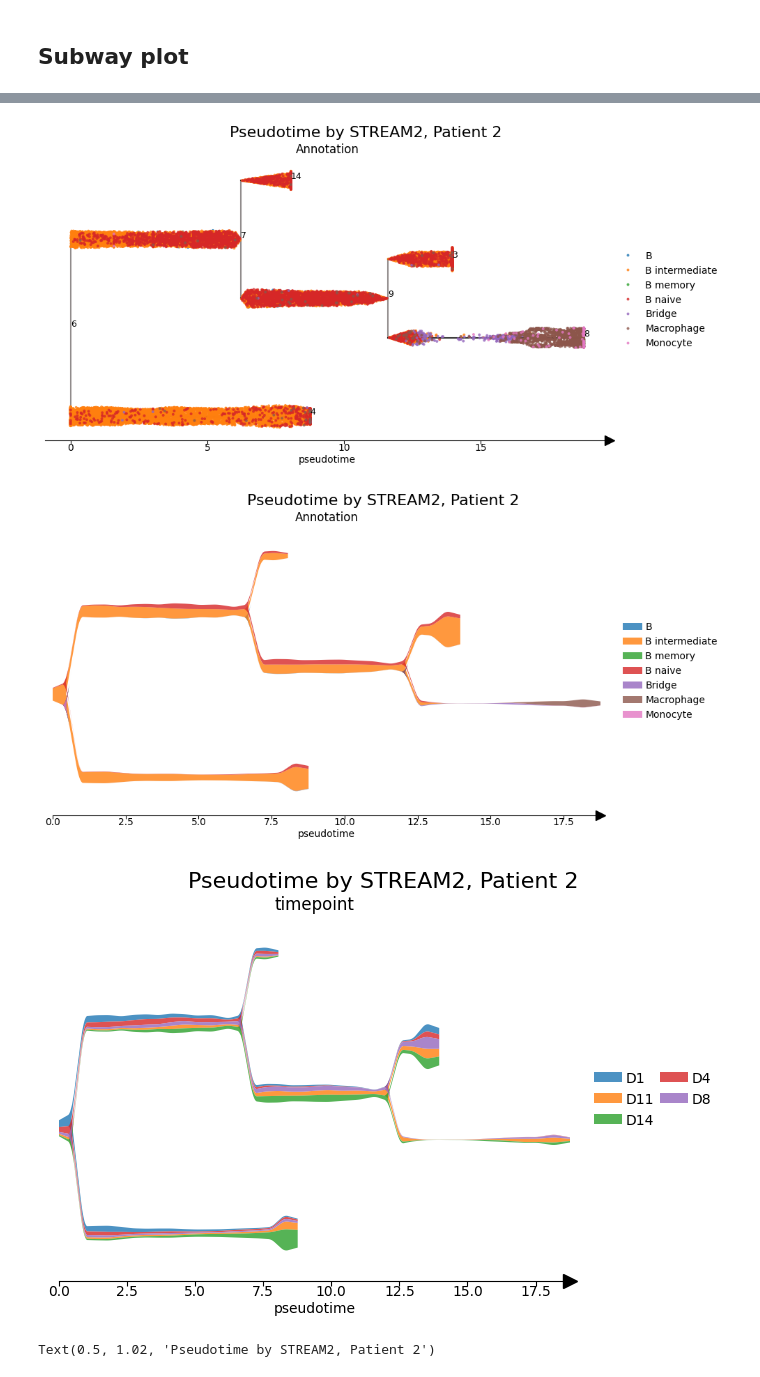
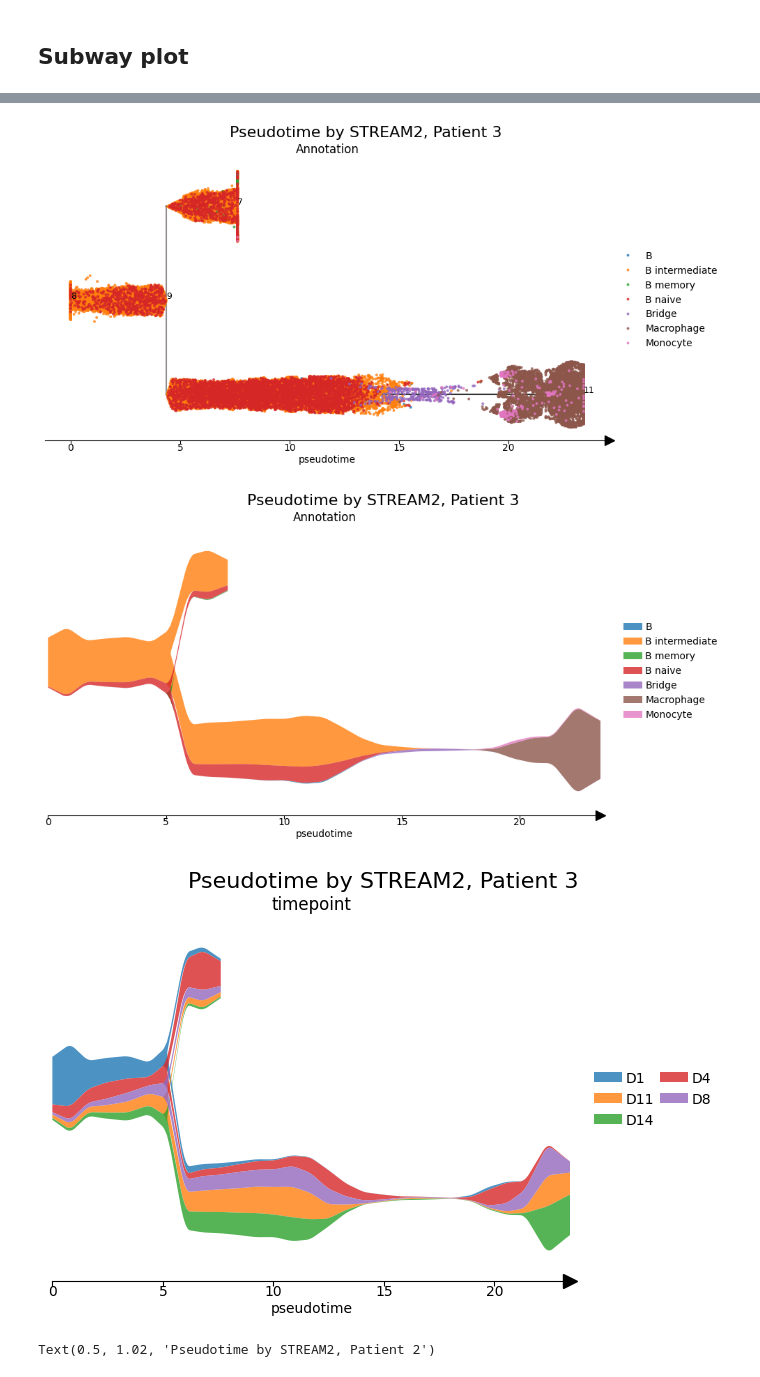
Before and after one commit to Augugustine/CITE-seq-analysis-CLL, a Jupyter notebook: 3- Boolean model/Stream2_macrostates.ipynb, the cells around one changed output, grey strips where cells are left out. Drawn from its saved outputs; the diff is of its cells as text; code cells hidden in the pictures.

```diff
--- a/3- Boolean model/Stream2_macrostates.ipynb
+++ b/3- Boolean model/Stream2_macrostates.ipynb
@@ -5,8 +5,8 @@
 Change the parameters here :
 # %%
 # === PARAMETERS ===
-input_file = "/home/a.blanc-boekholt/Documents/Singlecell-R/Scripts/Matrix/p2_cll_tf.h5ad"
-patient = "P2"
+input_file = "/home/a.blanc-boekholt/Documents/Singlecell-R/Scripts/Matrix/data_p3_macro.h5ad"
+patient = "P3"
 output_directory = "/home/a.blanc-boekholt/Documents/Singlecell-R/Scripts/Plots"
 reduction='X_umap' # Reduction on which trajectory learning is based (X_umap, X_pca, X_tsne)
 nb_node= 80 # Number of nodes on the trajectory graph (80)
@@ -380,8 +375,8 @@ sc.pp.neighbors(adata,use_rep='X_pca')
 sc.tl.leiden(adata)
 st2.tl.find_disconnected_components(adata,groups='leiden')
 use_partition=['0']
-st2.tl.seed_graph(adata, obsm='X_umap', n_clusters=16,use_partition=use_partition)
-st2.tl.learn_graph(adata, obsm='X_umap', n_nodes=16,epg_alpha=0.01,epg_mu=0.2,use_partition=use_partition)
+st2.tl.seed_graph(adata, obsm='X_umap', n_clusters=14,use_partition=use_partition)
+st2.tl.learn_graph(adata, obsm='X_umap', n_nodes=14,epg_alpha=0.01,epg_mu=0.2,use_partition=use_partition)
 st2.pl.graph(adata,key='epg',color=['timepoint'],fig_size=(15,10),save_fig=False, show_text=True)
 plt.suptitle("UMAP trajectory by STREAM2, Patient 2", fontsize=16, y=1.02)
 #plt.savefig("/home/a.blanc-boekholt/Documents/Singlecell-R/Scripts/Plots/graph_p2.png", dpi=300, bbox_inches='tight')
@@ -394,35 +391,35 @@ Text(0.5, 1.02, 'UMAP trajectory by STREAM2, Patient 2')
 # %%
 warnings.filterwarnings("ignore")
 adata.uns['epg']['node'] = np.arange(
     adata.uns['epg']['node_pos'].shape[0]
 )
-st2.pl.stream_sc(adata, source=6,
+st2.pl.stream_sc(adata, source=8,
                  dist_scale=0.2,
                  color=['Annotation'],
                  fig_ncol=2,fig_size=(10, 5),
                  fig_legend_ncol=1,
                  save_fig=False)
-plt.suptitle("Pseudotime by STREAM2, Patient 2", fontsize=16, y=1.02)
-plt.savefig("/home/a.blanc-boekholt/Documents/Singlecell-R/Scripts/Plots/pseudotime_p2.png", dpi=300, bbox_inches='tight')
-st2.pl.stream(adata, source=6,
+plt.suptitle("Pseudotime by STREAM2, Patient 3", fontsize=16, y=1.02)
+plt.savefig("/home/a.blanc-boekholt/Documents/Singlecell-R/Scripts/Plots/pseudotime_p3.png", dpi=300, bbox_inches='tight')
+st2.pl.stream(adata, source=8,
                  dist_scale=0.5,
                  color=['Annotation'],fig_size=(10, 5),
                  fig_legend_ncol=1,
                  save_fig=False)
-plt.suptitle("Pseudotime by STREAM2, Patient 2", fontsize=16, y=1.02)
-plt.savefig("/home/a.blanc-boekholt/Documents/Singlecell-R/Scripts/Plots/pseudotime_prop_p2.png", dpi=300, bbox_inches='tight')
+plt.suptitle("Pseudotime by STREAM2, Patient 3", fontsize=16, y=1.02)
+plt.savefig("/home/a.blanc-boekholt/Documents/Singlecell-R/Scripts/Plots/pseudotime_prop_p3.png", dpi=300, bbox_inches='tight')
 
-st2.pl.stream(adata, source=6,
+st2.pl.stream(adata, source=8,
                  dist_scale=0.5,
                  color=['timepoint'],
                  fig_legend_ncol=2,
                  save_fig=False)
-plt.suptitle("Pseudotime by STREAM2, Patient 2", fontsize=16, y=1.02)
-plt.savefig("/home/a.blanc-boekholt/Documents/Singlecell-R/Scripts/Plots/pseudotime_tiempnt_p2.png", dpi=300, bbox_inches='tight')
+plt.suptitle("Pseudotime by STREAM2, Patient 3", fontsize=16, y=1.02)
+plt.savefig("/home/a.blanc-boekholt/Documents/Singlecell-R/Scripts/Plots/pseudotime_tiempnt_p3.png", dpi=300, bbox_inches='tight')
 # %% [output]
-[figure, old version]
+[figure, new version]
-[figure, old version]
+[figure, new version]
-[figure, old version]
+[figure, new version]
 # %%
 palette={"CEBPA": "red", "NANOG": "green","NANOG+CEBPA": "blue","None": "lightgrey" }
 st2.pl.stream(adata, source=0,
```
Also changed, not shown: parts of 6 cells of this notebook, 2 other files.
